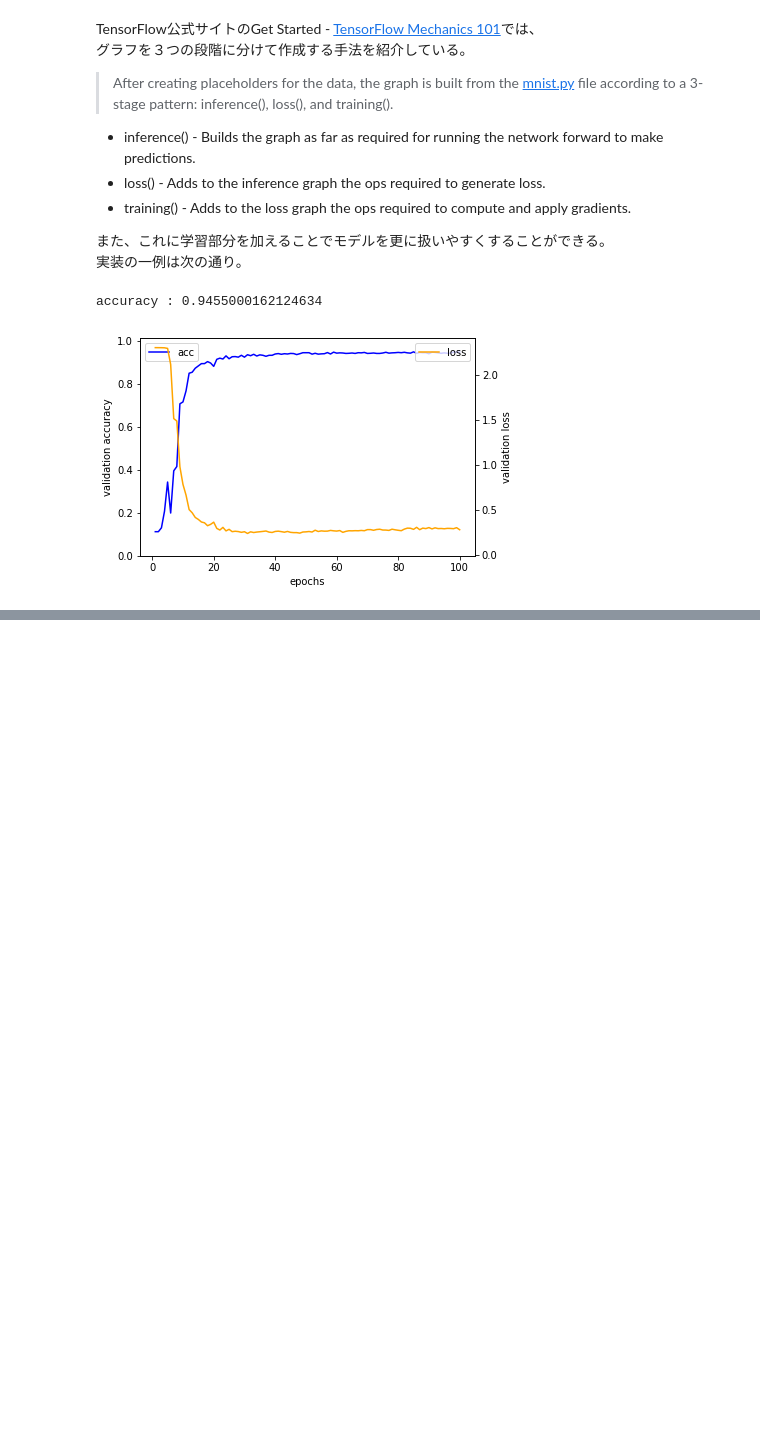
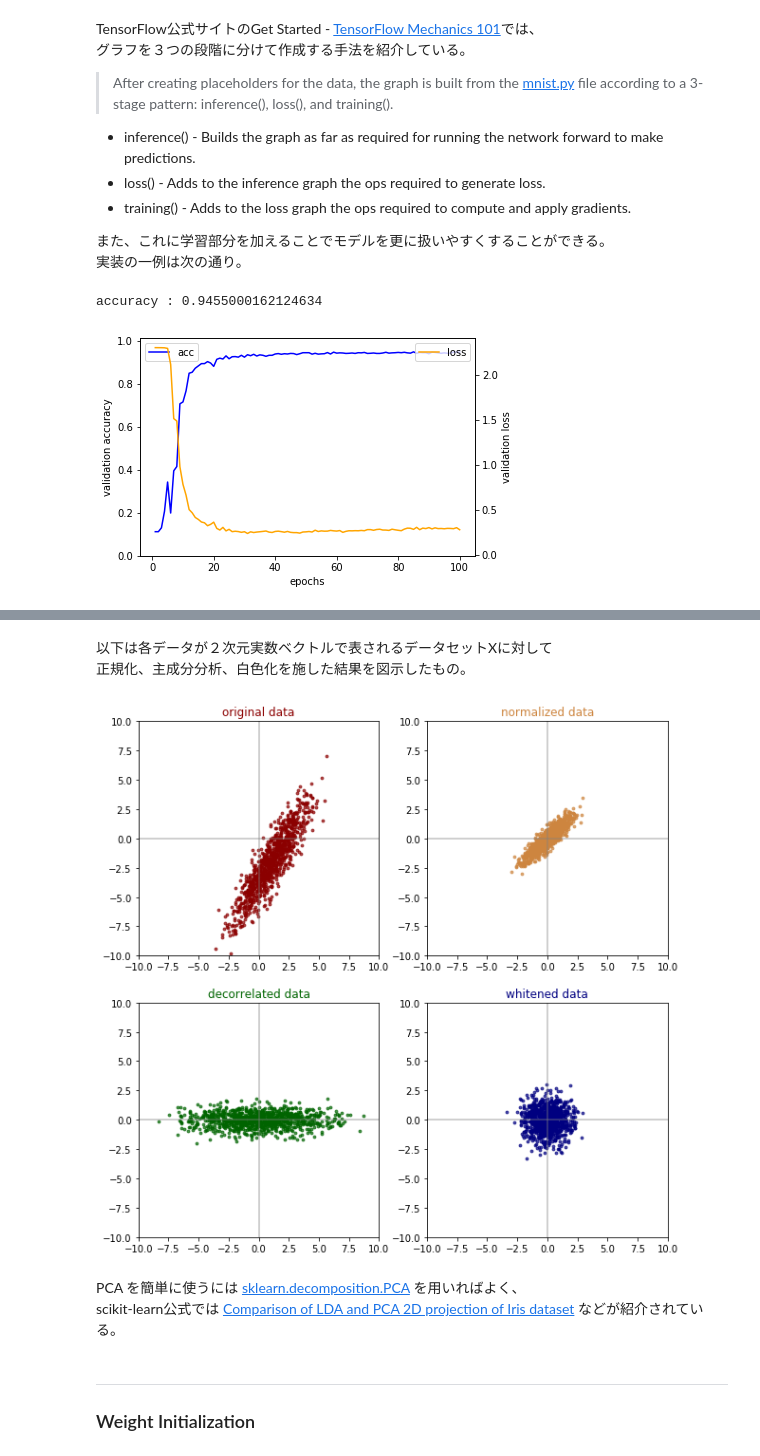
Before and after one commit to YouheiKomakine/pytorch-code-examples, a Jupyter notebook: Syoukai_DeepLearning_4.ipynb, the cells around one changed output, grey strips where cells are left out. Drawn from its saved outputs; the diff is of its cells as text; code cells hidden in the pictures; blank space fills up the shorter version.

Commit message:
Add PCA, Whitening Code example

```diff
--- a/Syoukai_DeepLearning_4.ipynb
+++ b/Syoukai_DeepLearning_4.ipynb
@@ -244,0 +348,16 @@ accuracy : 0.9455000162124634
+# %%
+# example to run PCA
+import numpy as np
+A = np.array([[1,2,3],[4,8,12],[7,9,8],[-3,11,3]])
+Azc = A - np.mean(A, axis=0)
+cov = np.dot(Azc.T, Azc) / Azc.shape[0]
+U,S,V = np.linalg.svd(cov)
+Arot = np.dot(Azc, U)
+Arot_reduced = np.dot(Azc, U[:,:2])
+
+print("input data matrix A \n{}\n".format(A))
+print("(N, D) = {}\n".format(A.shape))
+print("covariance matrix  \n{}\n".format(cov))
+print("eigenvectors U \n{}\n".format(U))
+print("decorrelated A  \n{}\n".format(Arot))
+print("PCA-reduced A example (becomes [N,2] shape) \n{}".format(Arot_reduced))
@@ -244,0 +442,54 @@ accuracy : 0.9455000162124634
+# %% [markdown]
+以下は各データが２次元実数ベクトルで表されるデータセットXに対して
+正規化、主成分分析、白色化を施した結果を図示したもの。
+# %%
+import numpy as np
+import matplotlib.pyplot as plt
+
+def stretch_rotate_move(x, sw, sh, rad, mw, mh):
+    stretched = x * (sw, sh)
+    rotated = np.dot(np.array([[np.cos(rad), -np.sin(rad)], [np.sin(rad), np.cos(rad)]]), stretched)
+    moved = rotated + (mw, mh)
+    return moved
+
+def normalize(X):
+    return (X - np.mean(X, axis=0))/np.std(X, axis=0)
+
+def pca_and_whitening(X):
+    Xc = X - np.mean(X, axis=0)
+    cov = np.dot(Xc.T, Xc) / Xc.shape[0]
+    U,S,V = np.linalg.svd(cov)
+    Xrot = np.dot(Xc, U)
+    Xwhite = Xrot / np.sqrt(S + 1e-8)
+    return Xrot, Xwhite
+
+# dataset
+X = np.random.randn(1000,2)
+Xr = np.array([stretch_rotate_move(x, 3, 0.6, np.pi*(1/3), 1, -2) for x in X])
+
+# pca and whitening
+Xn = normalize(Xr)
+Xrot, Xwhite = pca_and_whitening(Xr)
+
+Xlines = [Xr, Xn, Xrot, Xwhite]
+colors = ['darkred', 'peru', 'darkgreen', 'navy']
+titles = ['original data', 'normalized data', 'decorrelated data', 'whitened data']
+
+# plot
+fig, axs = plt.subplots(2,2, figsize=(10,10))
+for ax, xline, color, title in zip(axs.flatten(), Xlines, colors, titles):
+    ax.scatter(xline[:,0], xline[:,1], s=8, color=color, alpha=0.7)
+    ax.set_xlim(-10,10)
+    ax.set_ylim(-10,10)
+    ax.set_title(title, color=color)
+    ax.axhline(0, -10, 10, color='gray', alpha=0.5)
+    ax.axvline(0, -10, 10, color='gray', alpha=0.5)
+plt.show()
+# %% [output]
+[figure, added]
+# %% [markdown]
+PCA を簡単に使うには [sklearn.decomposition.PCA](http://scikit-learn.org/stable/modules/generated/sklearn.decomposition.PCA.html) を用いればよく、
+scikit-learn公式では [Comparison of LDA and PCA 2D projection of Iris dataset](http://scikit-learn.org/stable/auto_examples/decomposition/plot_pca_vs_lda.html) などが紹介されている。
+# %% [markdown]
+---
+### Weight Initialization
```
Also changed, not shown: parts of 8 cells of this notebook.
